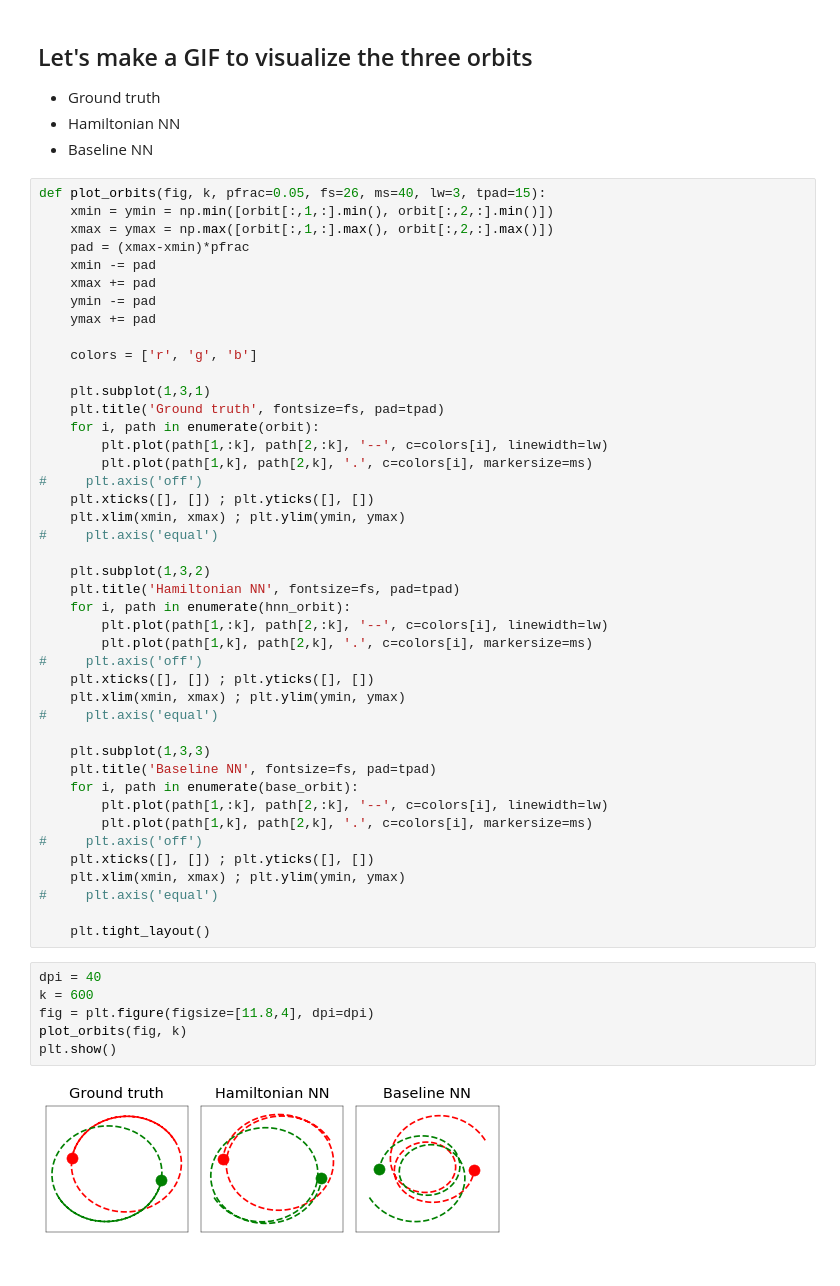
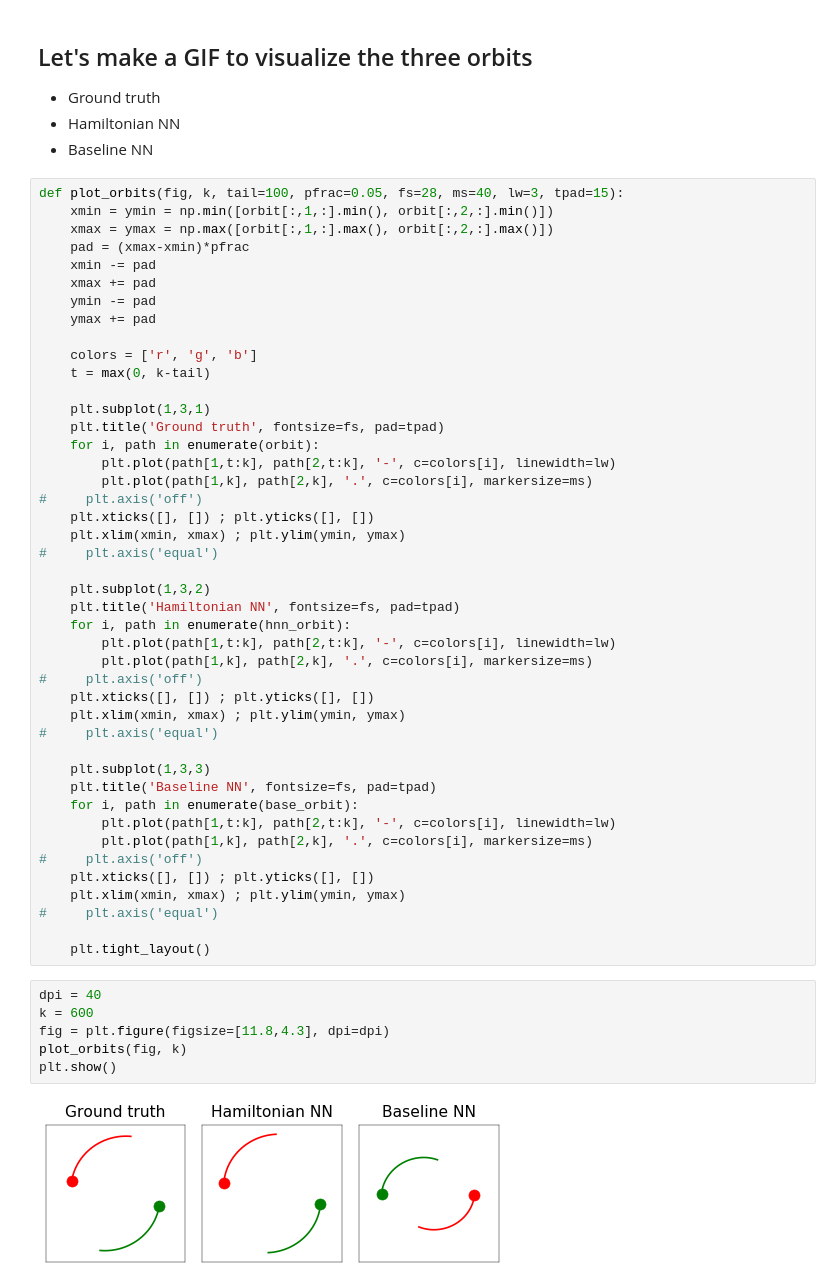
Before and after one commit to greydanus/hamiltonian-nn, a Jupyter notebook: analyze-orbits.ipynb, the cells around one changed output. Drawn from its saved outputs; the diff is of its cells as text.

Commit message:
Change tails on orbit GIF

```diff
--- a/analyze-orbits.ipynb
+++ b/analyze-orbits.ipynb
@@ -262,7 +262,7 @@ plt.show()
 * Hamiltonian NN
 * Baseline NN
 # %%
-def plot_orbits(fig, k, pfrac=0.05, fs=26, ms=40, lw=3, tpad=15):
+def plot_orbits(fig, k, tail=100, pfrac=0.05, fs=28, ms=40, lw=3, tpad=15):
     xmin = ymin = np.min([orbit[:,1,:].min(), orbit[:,2,:].min()])
     xmax = ymax = np.max([orbit[:,1,:].max(), orbit[:,2,:].max()])
     pad = (xmax-xmin)*pfrac
@@ -272,11 +272,12 @@ def plot_orbits(fig, k, pfrac=0.05, fs=26, ms=40, lw=3, tpad=15):
     ymax += pad
 
     colors = ['r', 'g', 'b']
+    t = max(0, k-tail)
 
     plt.subplot(1,3,1)
     plt.title('Ground truth', fontsize=fs, pad=tpad)
     for i, path in enumerate(orbit):
-        plt.plot(path[1,:k], path[2,:k], '--', c=colors[i], linewidth=lw)
+        plt.plot(path[1,t:k], path[2,t:k], '-', c=colors[i], linewidth=lw)
         plt.plot(path[1,k], path[2,k], '.', c=colors[i], markersize=ms)
 #     plt.axis('off')
     plt.xticks([], []) ; plt.yticks([], [])
@@ -286,7 +287,7 @@ def plot_orbits(fig, k, pfrac=0.05, fs=26, ms=40, lw=3, tpad=15):
     plt.subplot(1,3,2)
     plt.title('Hamiltonian NN', fontsize=fs, pad=tpad)
     for i, path in enumerate(hnn_orbit):
-        plt.plot(path[1,:k], path[2,:k], '--', c=colors[i], linewidth=lw)
+        plt.plot(path[1,t:k], path[2,t:k], '-', c=colors[i], linewidth=lw)
         plt.plot(path[1,k], path[2,k], '.', c=colors[i], markersize=ms)
 #     plt.axis('off')
     plt.xticks([], []) ; plt.yticks([], [])
@@ -296,7 +297,7 @@ def plot_orbits(fig, k, pfrac=0.05, fs=26, ms=40, lw=3, tpad=15):
     plt.subplot(1,3,3)
     plt.title('Baseline NN', fontsize=fs, pad=tpad)
     for i, path in enumerate(base_orbit):
-        plt.plot(path[1,:k], path[2,:k], '--', c=colors[i], linewidth=lw)
+        plt.plot(path[1,t:k], path[2,t:k], '-', c=colors[i], linewidth=lw)
         plt.plot(path[1,k], path[2,k], '.', c=colors[i], markersize=ms)
 #     plt.axis('off')
     plt.xticks([], []) ; plt.yticks([], [])
@@ -307,11 +308,11 @@ def plot_orbits(fig, k, pfrac=0.05, fs=26, ms=40, lw=3, tpad=15):
 # %%
 dpi = 40
 k = 600
-fig = plt.figure(figsize=[11.8,4], dpi=dpi)
+fig = plt.figure(figsize=[11.8,4.3], dpi=dpi)
 plot_orbits(fig, k)
 plt.show()
 # %% [output]
-[figure, old version]
+[figure, new version]
 # %%
 # get a rollout of the policy
 movie_title = "orbits-compare.gif"
```
Also changed, not shown: parts of 1 cell of this notebook, 1 other file.
